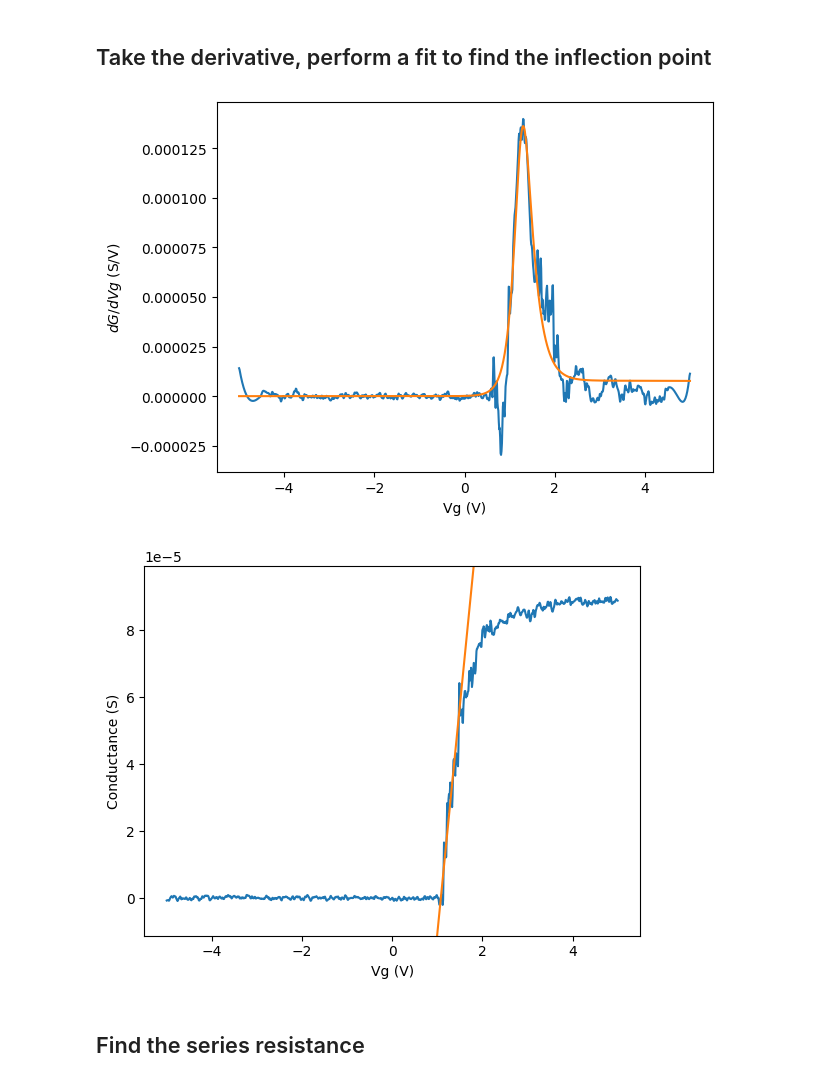
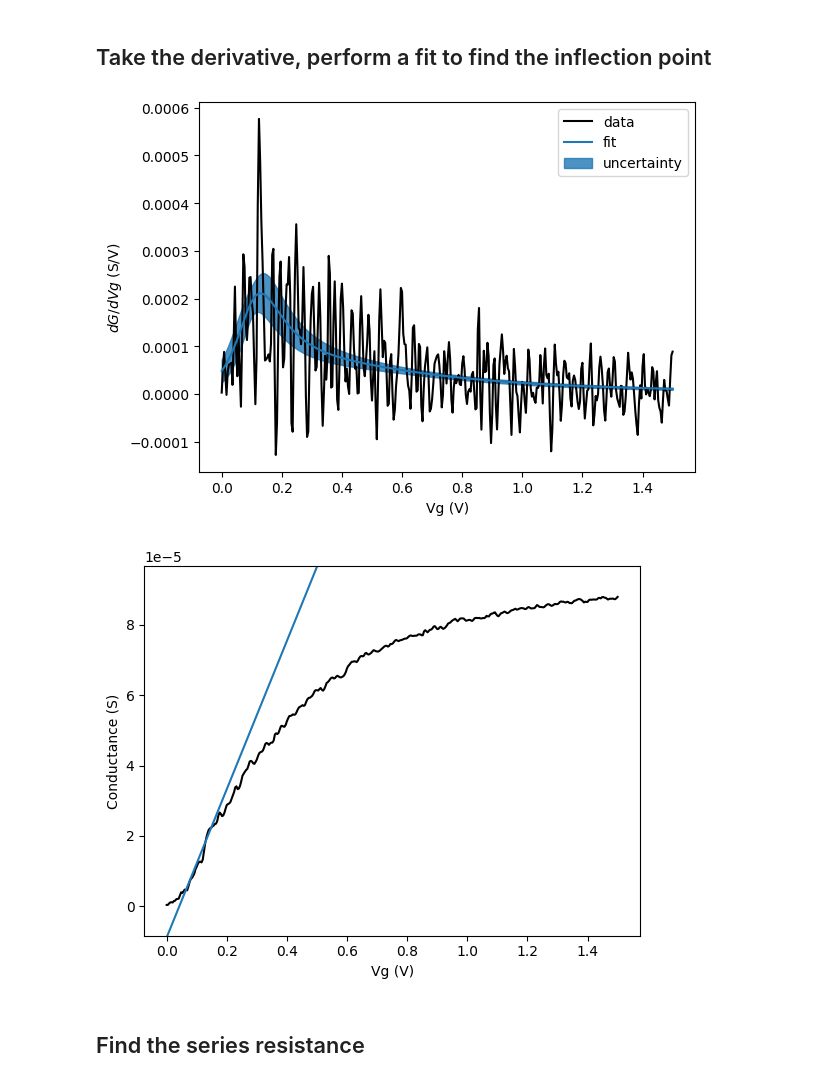
Before and after one commit to djcarrad/MobilityApp, a Jupyter notebook: examples.ipynb, the cells around one changed output. Cells and saved outputs as stored; diff of their text form; code cells hidden in the pictures.

Commit message:
finalise uncertainty analysis through to adjusting examples notebook.

```diff
--- a/examples.ipynb
+++ b/examples.ipynb
@@ -8,10 +8,10 @@ import mobilityapp as ma
 # %% [markdown]
 ## Import and arrange data
 # %%
-data=np.loadtxt('exampledata.dat')
+data=np.loadtxt('exampledata2.dat')
 
 Vg=data[0]
-G=data[1]*7.748091729e-5 # This data was recorded in units of 2e2/h, but we need S. Delete conductance quantum if not needed
+G=data[1] #*7.748091729e-5 If data recorded in units of 2e2/h, multiply by conductance quantum
 
 holes=False #Set to True if your device is p-type, False if n-type. Important!
 
@@ -32,7 +32,7 @@ plt.show()
 # To make it easy to understand, we can normalise the smoothing amount to the gate voltage range,
 # i.e. smoothing should be a number between 0 and 1
 
-smoothing = 0.1
+smoothing = 0
 
 if smoothing!=0:
     Gsmooth=savgol_filter(G, int(G.shape[0]*smoothing), 5, deriv=0, delta=1.0, axis=-1, mode='interp', cval=0.0)
@@ -40,42 +40,45 @@ if smoothing!=0:
 else:
     Gsmooth=0 #Necessary since the function still expects something for Gsmooth
     dGdVg = np.gradient(G, Vg)
 
 # If you need to restrict the data to a particular Vg range, specify it here. Otherwise write Vmin='Min', Vmax='Max'
-Vmin=-4  #'Min'
-Vmax=4  #'Max'
+Vmin='Min' #-4  #'Min'
+Vmax='Max' #4  #'Max'
 
-plt.plot(Vg,dGdVg)
+plt.plot(Vg,dGdVg,'k',label='data')
 
 #We now can send all the information to the function that performs the fit, and get a bunch of information back
-V0,Vth,Vg_infl,V_Rs,inflectionline,deriv_fit,result_deriv_fit=ma.perform_deriv_fit(Vg,G,dGdVg,
+(V0,Vth,Vg_infl,V_Rs,inflectionline,deriv_fit,result_deriv_fit,
+fit_uncertainties,V0_uncertainty,Vth_uncertainty,d_Vg_infl)=ma.perform_deriv_fit(Vg,G,dGdVg,
                                                                                    Gsmooth,smoothing,
                                                                                    Vmin=Vmin,Vmax=Vmax,
                                                                                    holes=holes)
 
 # Plot both the fit and the line tangential to the inflection point to make sure it looks sensible.
 # It's really important to check here that the tangent line looks sensible. Any error here can propagate.
 # If it looks bad, perhaps you need to change the amount of smoothing, or the Vg range.
 
 # If the fit is really bad and you think your eyes can do a better job, uncomment the below, and comment out the perform_deriv_fit function.
 # Vg_infl=1.3
 # infl_slope=0.00014     #i.e. the y value on the dG/dVg vs Vg plot at the peak
 # V0,Vth,V_Rs,inflectionline=ma.manual_inflection(Vg,G,Gsmooth,smoothing,Vg_infl,infl_slope)
 
-plt.plot(Vg,deriv_fit)          #Comment this line if you define the inflection point manually
+plt.plot(Vg,deriv_fit,'tab:blue',label='fit')          #Comment this line if you define the inflection point manually
+plt.fill_between(Vg,deriv_fit-fit_uncertainties,deriv_fit+fit_uncertainties,color='tab:blue',alpha=0.8,label='uncertainty')
 plt.xlabel('Vg (V)')
 plt.ylabel('$dG/dVg$ (S/V)')
+plt.legend()
 plt.show()
 
-plt.plot(Vg,G)
-plt.plot(Vg,inflectionline)
+plt.plot(Vg,G,color='k')
+plt.plot(Vg,inflectionline,color='tab:blue')
 plt.xlabel('Vg (V)')
 plt.ylabel('Conductance (S)')
 plt.ylim([G.min()-(G.max()-G.min())/10,G.max()+(G.max()-G.min())/10])
 plt.show()
 # %% [output]
-[figure, old version]
+[figure, new version]
-[figure, old version]
+[figure, new version]
 # %% [markdown]
 ## Find the series resistance
 # %%
```
Also changed, not shown: parts of 5 cells of this notebook, 6 other files.
